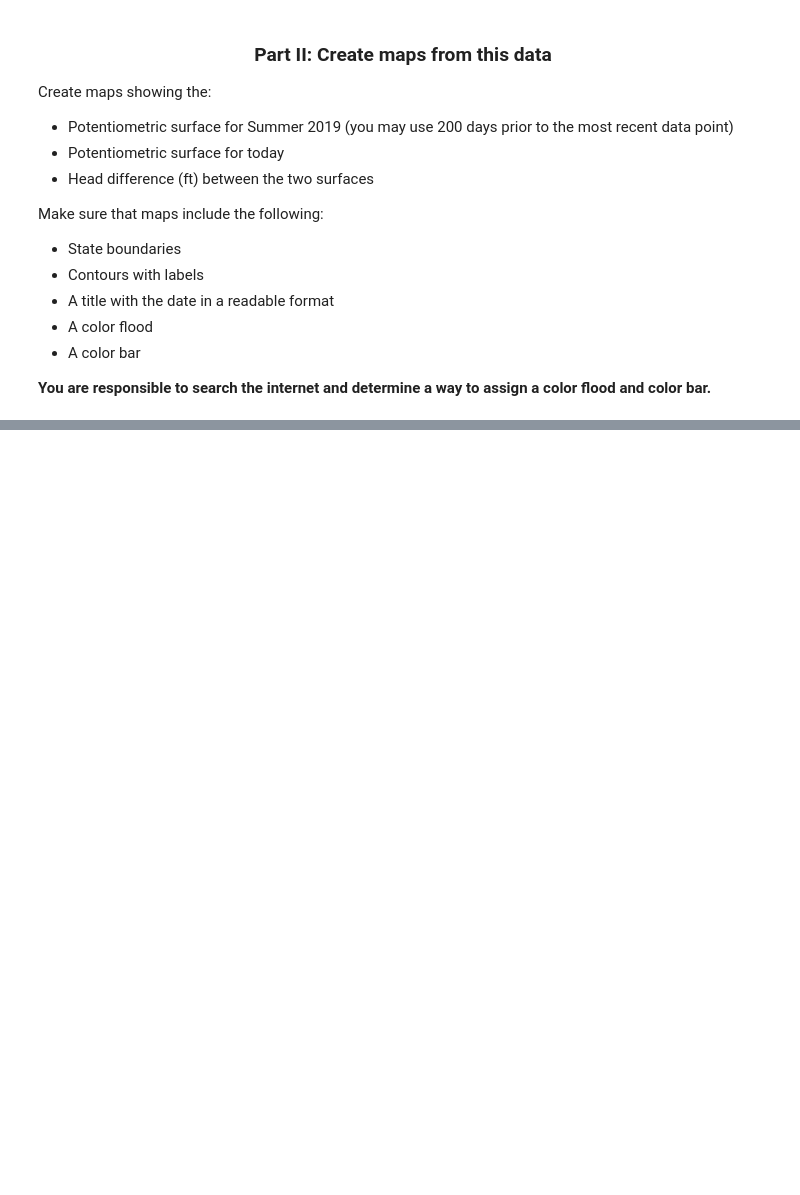
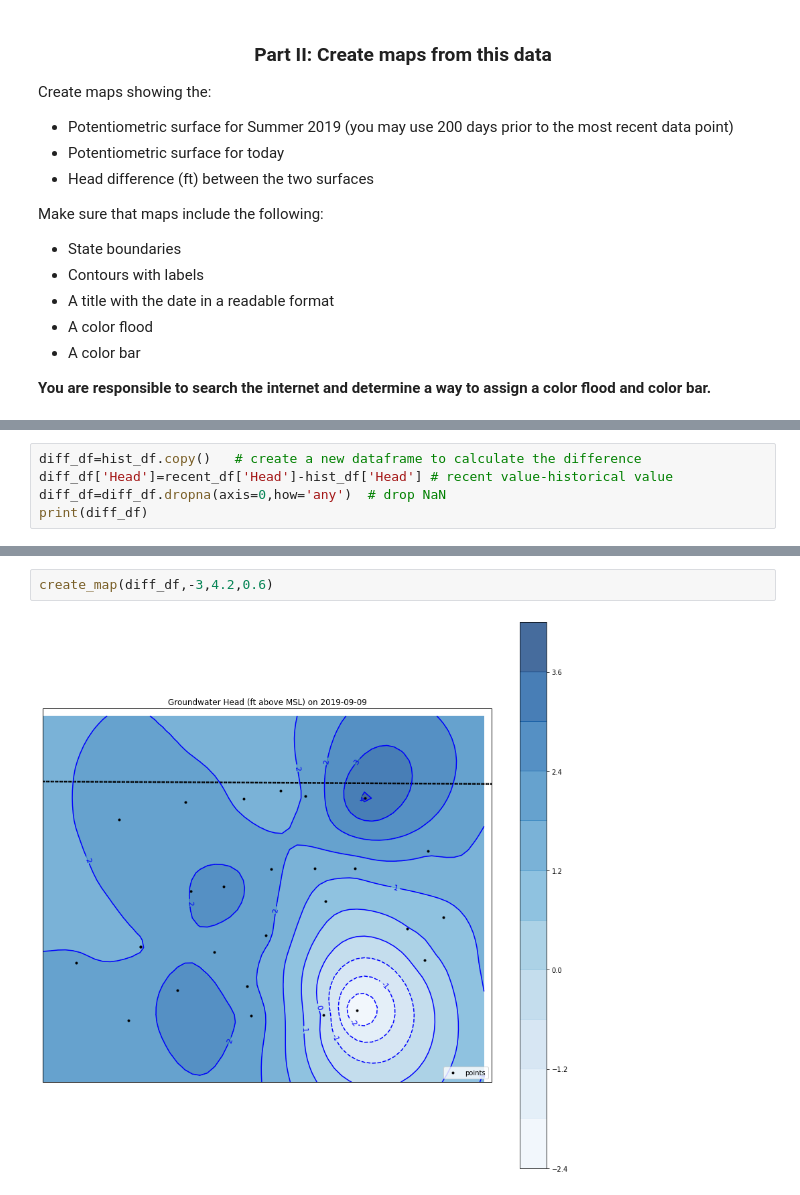
Before and after one commit to yiquanw2/geol572_6, a Jupyter notebook: Prob Set 6 and 7.ipynb, the cells around one changed output, grey strips where cells are left out. Drawn from its saved outputs; the diff is of its cells as text; blank space fills up the shorter version.

```diff
--- a/Prob Set 6 and 7.ipynb
+++ b/Prob Set 6 and 7.ipynb
@@ -183,0 +176,5 @@ create_map(hist_df)
+# %%
+diff_df=hist_df.copy()   # create a new dataframe to calculate the difference
+diff_df['Head']=recent_df['Head']-hist_df['Head'] # recent value-historical value
+diff_df=diff_df.dropna(axis=0,how='any')  # drop NaN
+print(diff_df)
@@ -183,0 +199,4 @@ create_map(hist_df)
+# %%
+create_map(diff_df,-3,4.2,0.6)
+# %% [output]
+[figure, added]
```
Also changed, not shown: parts of 12 cells of this notebook.
